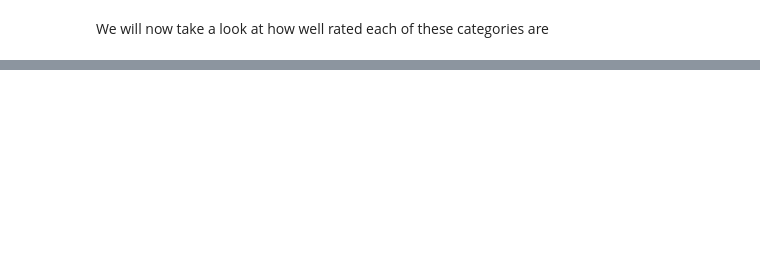
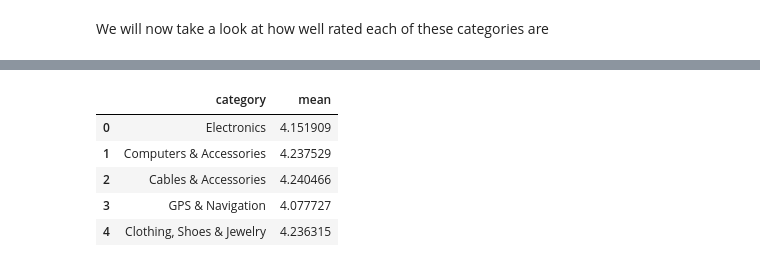
Before and after one commit to bojanp94/ADAProject, a Jupyter notebook: swiss products.ipynb, the cells around one changed output, grey strips where cells are left out. Saved outputs shown, nothing was run; the diff lists cells and outputs as text; code cells hidden in the pictures; blank space fills up the shorter version.

```diff
--- a/swiss products.ipynb
+++ b/swiss products.ipynb
@@ -147,0 +175,9 @@ KeyError: 'Level Electronics must be same as name (None)'
+# %%
+res.head()
+# %% [output]
+|  | category | mean |
+| 0 | Electronics | 4.151909 |
+| 1 | Computers & Accessories | 4.237529 |
+| 2 | Cables & Accessories | 4.240466 |
+| 3 | GPS & Navigation | 4.077727 |
+| 4 | Clothing, Shoes & Jewelry | 4.236315 |
```
Also changed, not shown: parts of 8 cells of this notebook.
